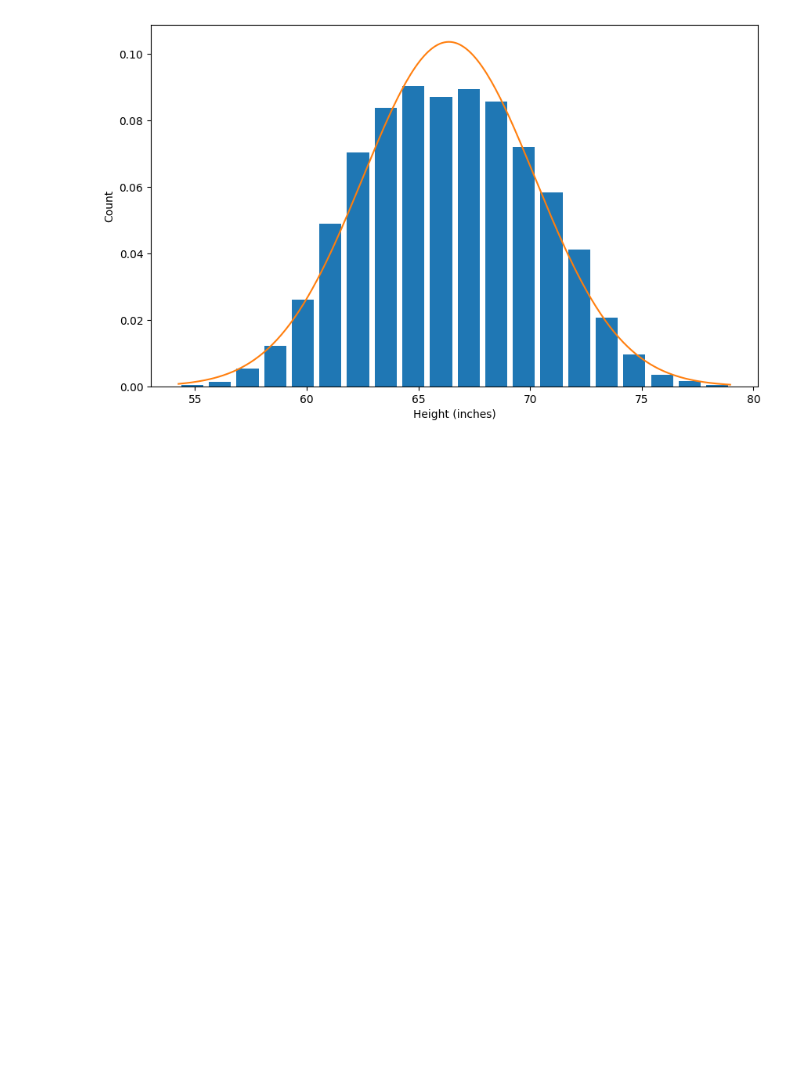
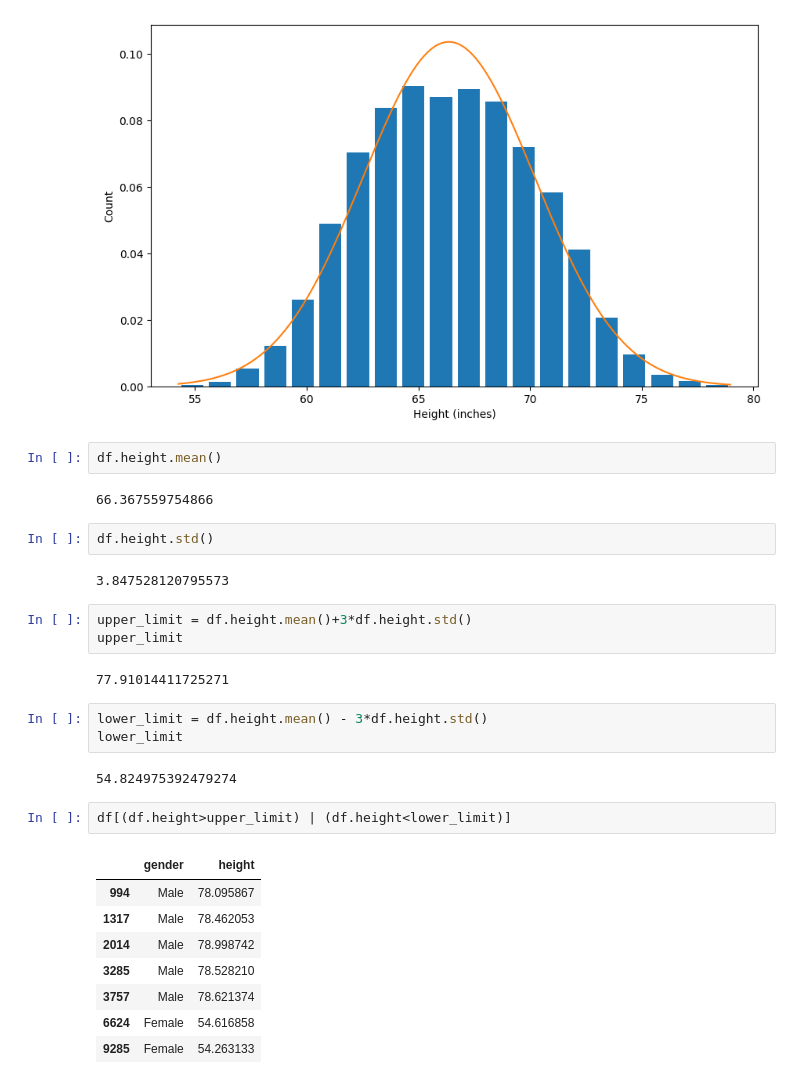
Before and after one commit to GlitchAyub/Feature-Engineering, a Jupyter notebook: outlier_detection2.ipynb, the cells around one changed output. Cells and saved outputs as stored; diff of their text form; blank space fills up the shorter version.

```diff
--- a/outlier_detection2.ipynb
+++ b/outlier_detection2.ipynb
@@ -54,3 +54,32 @@ plt.plot(rng, norm.pdf(rng,df.height.mean(),df.height.std()))
 # %% [output]
 [<matplotlib.lines.Line2D at 0x...>]
 [figure]
+# %%
+df.height.mean()
+# %% [output]
+66.367559754866
+# %%
+df.height.std()
+# %% [output]
+3.847528120795573
+# %%
+upper_limit = df.height.mean()+3*df.height.std()
+upper_limit
+# %% [output]
+77.91014411725271
+# %%
+lower_limit = df.height.mean() - 3*df.height.std()
+lower_limit
+# %% [output]
+54.824975392479274
+# %%
+df[(df.height>upper_limit) | (df.height<lower_limit)]
+# %% [output]
+|  | gender | height |
+| 994 | Male | 78.095867 |
+| 1317 | Male | 78.462053 |
+| 2014 | Male | 78.998742 |
+| 3285 | Male | 78.528210 |
+| 3757 | Male | 78.621374 |
+| 6624 | Female | 54.616858 |
+| 9285 | Female | 54.263133 |
```
Also changed, not shown: parts of 3 cells of this notebook.
